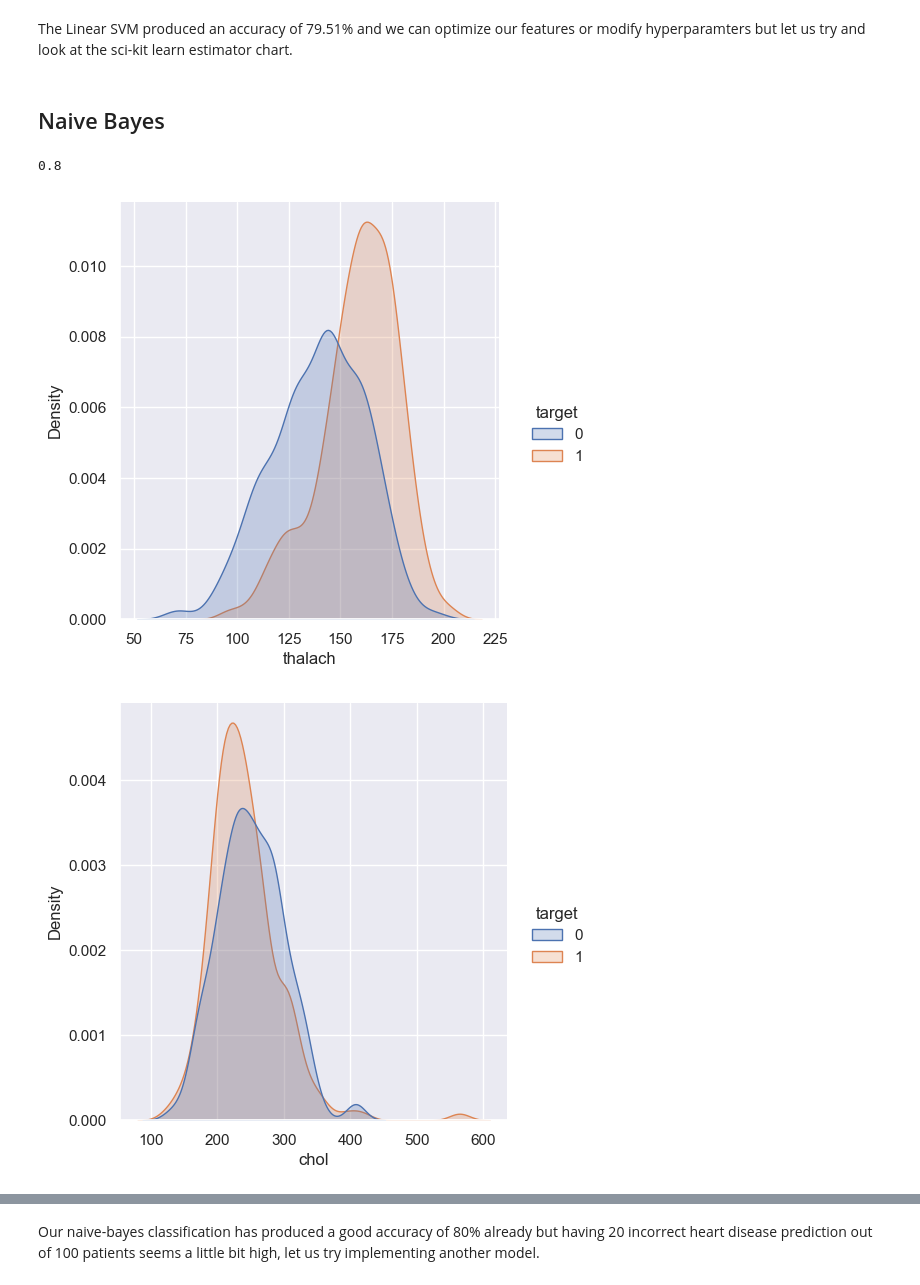
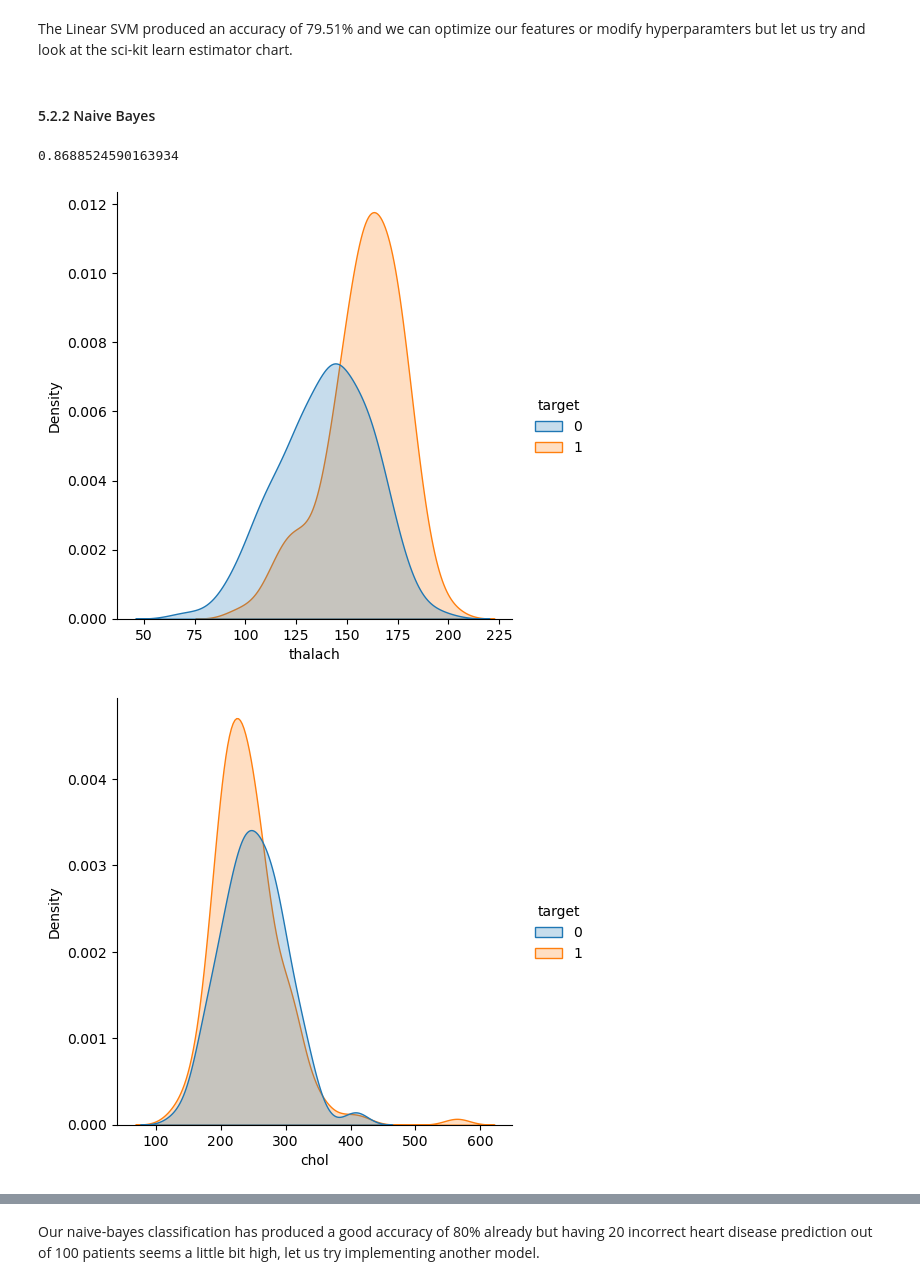
Before and after one commit to mcabanlit/ml-training, a Jupyter notebook: heart-disease-prediction.ipynb, the cells around one changed output, grey strips where cells are left out. Saved outputs shown, nothing was run; the diff lists cells and outputs as text; code cells hidden in the pictures.

```diff
--- a/heart-disease-prediction.ipynb
+++ b/heart-disease-prediction.ipynb
@@ -28,8 +34,9 @@ import numpy as np
 import pandas as pd
 import matplotlib.pyplot as plt
 from matplotlib import cm
+from sklearn.metrics import accuracy_score
 import seaborn as sbn
-heart_disease = pd.read_csv("data/heart-disease-large.csv")
+heart_disease = pd.read_csv("data/heart-disease-preprocessed.csv")
 heart_disease
 # %% [output]
 |  | age | sex | cp | trestbps | chol | fbs | restecg | thalach | exang | oldpeak | slope | ... |
@@ -202,7 +187,7 @@ plt.show()
 # %% [markdown]
 The Linear SVM produced an accuracy of 79.51% and we can optimize our features or modify hyperparamters but let us try and look at the sci-kit learn estimator chart.
 # %% [markdown]
-## Naive Bayes
+#### 5.2.2 Naive Bayes
 # %%
 # Import the LinearSVC estimator class
 from sklearn.naive_bayes import GaussianNB
@@ -225,15 +210,15 @@ gnb.fit(X_train, y_train)
 # Evaluate the Random Forest Classifier (use the patterns the model has learned)
 gnb.score(X_test, y_test)
 # %% [output]
-0.8
+0.8688524590163934
 # %%
-p = sns.displot(heart_disease, x="thalach", hue="target", kind="kde", fill=True)
+p = sbn.displot(heart_disease, x="thalach", hue="target", kind="kde", fill=True)
 p.fig.set_dpi(100)
 # %% [output]
-[figure, old version]
+[figure, new version]
 # %%
-p = sns.displot(heart_disease, x="chol", hue="target", kind="kde", fill=True)
+p = sbn.displot(heart_disease, x="chol", hue="target", kind="kde", fill=True)
 p.fig.set_dpi(100)
 # %% [output]
-[figure, old version]
+[figure, new version]
 # %%
```
Also changed, not shown: parts of 33 cells of this notebook, 5 other files.
